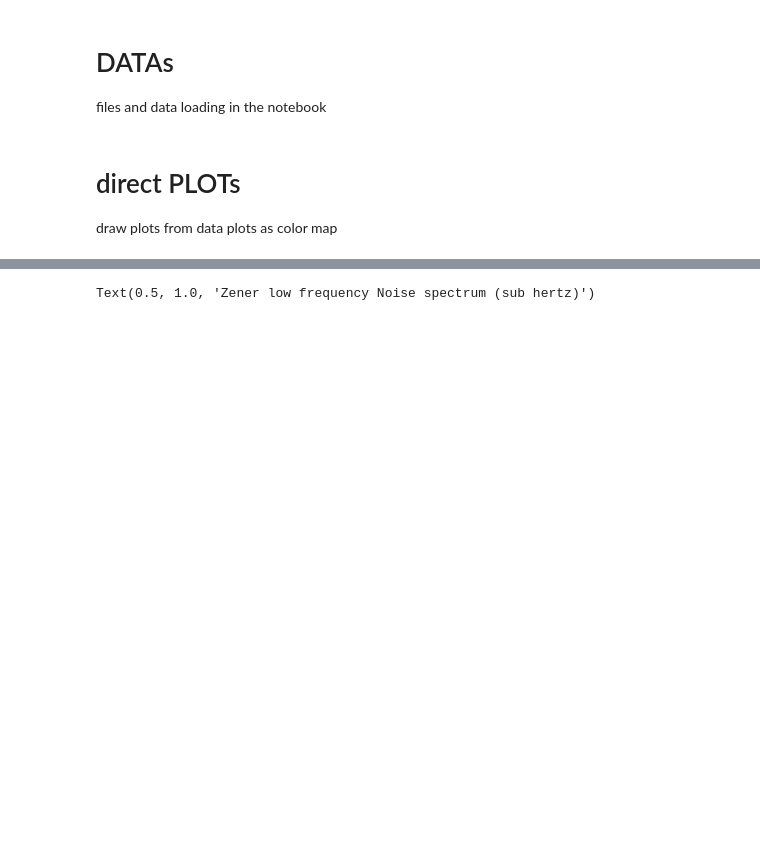
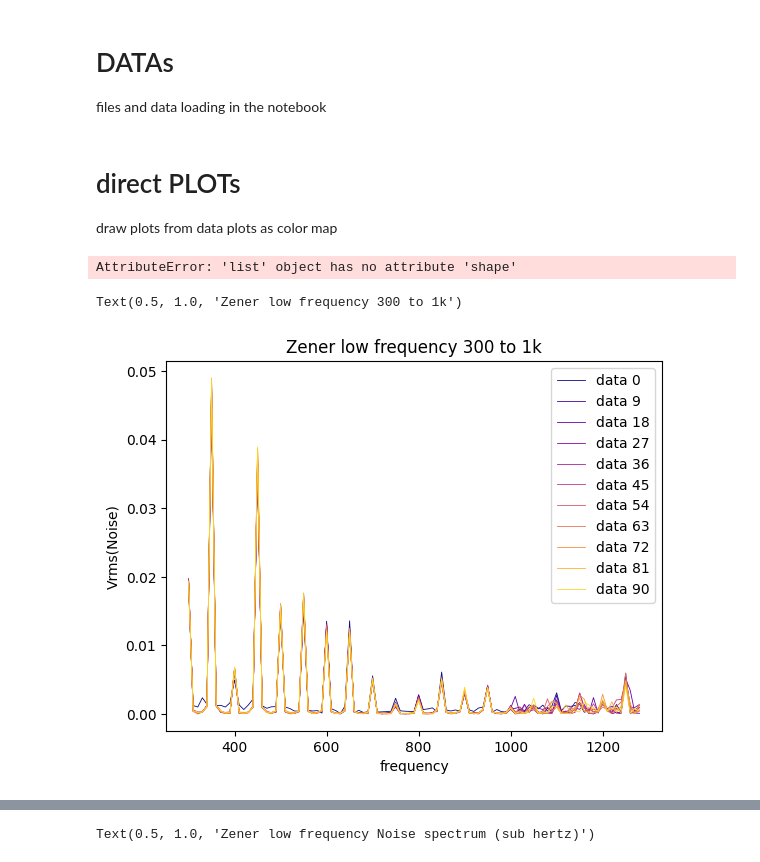
Before and after one commit to vijaypanchalr3/shotnoise, a Jupyter notebook: src/analysis/analysis.ipynb, the cells around one changed output, grey strips where cells are left out. Saved outputs shown, nothing was run; the diff lists cells and outputs as text; code cells hidden in the pictures; blank space fills up the shorter version.

```diff
--- a/src/analysis/analysis.ipynb
+++ b/src/analysis/analysis.ipynb
@@ -40,3 +44,33 @@ freq4,vo4 = data4[0],data4[1]
 # direct PLOTs
 
 draw plots from data plots as color map
+# %%
+# diff_data, colormap = file1_init.shady_plot("plasma")
+# total_points=3
+# fig, ax = plt.subplots()
+# for i in range(0,len(diff_data),int(len(diff_data)/total_points)):
+#     ax.plot(diff_data[i][:,0],diff_data[i][:,1],color=colormap(i), label=f"data {i}",linewidth= .6)
+# # ax.set(ylim=(0.0,0.0002))
+# ax.legend()
+# ax.set_xlabel("frequency")
+# ax.set_ylabel("Vrms(Noise)")
+# ax.set_title("Zener uptop 10k hertz")
+
+file1_data = file1_init.get_mean([])
+file1_data
+# %% [output]
+AttributeError: 'list' object has no attribute 'shape'
+# %%
+diff_data, colormap = file2_init.shady_plot("plasma")
+total_points=10
+fig, ax = plt.subplots()
+for i in range(0,len(diff_data),int(len(diff_data)/total_points)):
+    ax.plot(diff_data[i][:,0],diff_data[i][:,1],color=colormap(i), label=f"data {i}",linewidth= .6)
+# ax.set(ylim=(0.0,0.0002))
+ax.legend()
+ax.set_xlabel("frequency")
+ax.set_ylabel("Vrms(Noise)")
+ax.set_title("Zener low frequency 300 to 1k")
+# %% [output]
+Text(0.5, 1.0, 'Zener low frequency 300 to 1k')
+[figure, added]
```
Also changed, not shown: parts of 12 cells of this notebook, 34 other files.
